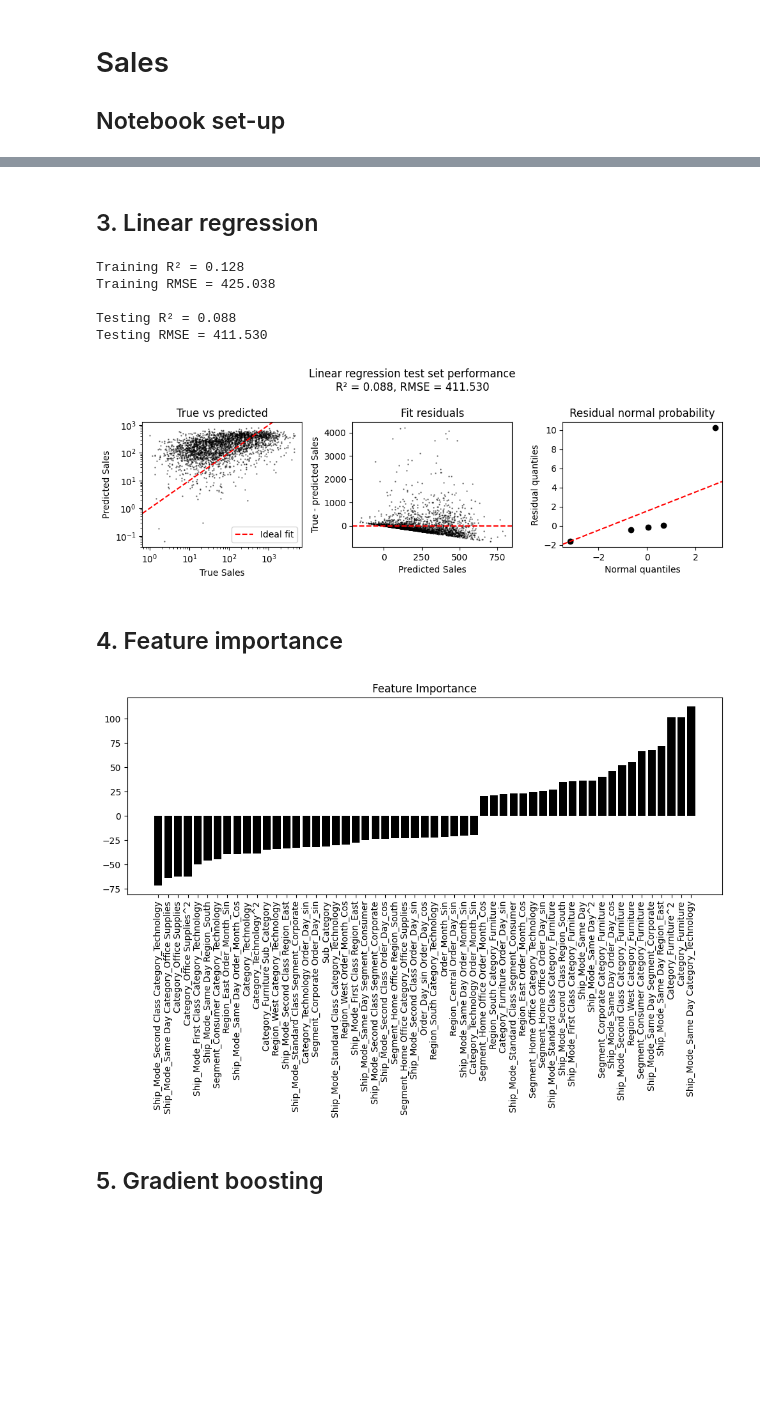
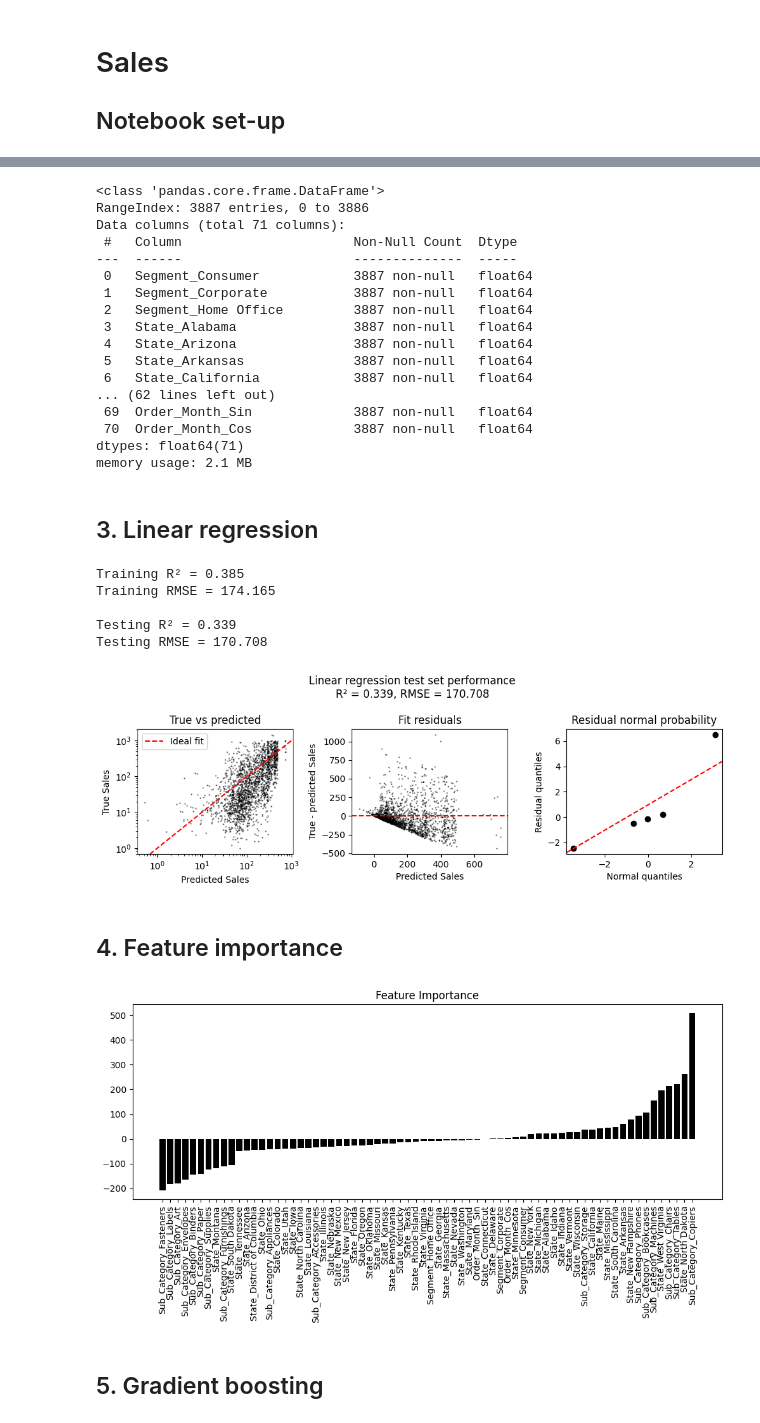
Before and after one commit to 4GeeksAcademy/gperdrizet-holmes-final-project, a Jupyter notebook: notebooks/02-sales.ipynb, the cells around one changed output, grey strips where cells are left out. Drawn from its saved outputs; the diff is of its cells as text; code cells hidden in the pictures; blank space fills up the shorter version.

```diff
--- a/notebooks/02-sales.ipynb
+++ b/notebooks/02-sales.ipynb
@@ -60,0 +82,4 @@ training_df.describe()
+# %%
+train_df = train_monthly_total_df.groupby(['Segment', 'State', 'Sub_Category', 'Order_Month'])['Sales'].mean().reset_index()
+test_df = test_monthly_total_df.groupby(['Segment', 'State', 'Sub_Category', 'Order_Month'])['Sales'].mean().reset_index()
+train_df.head()
@@ -61,39 +155,72 @@ training_df.describe()
+# %%
+month_sin_transformer = funcs.sin_transform(period=12)
+month_cos_transformer = funcs.cos_transform(period=12)
+
+train_df['Order_Month_Sin'] = month_sin_transformer.fit_transform(train_df['Order_Month'])
+test_df['Order_Month_Sin'] = month_sin_transformer.transform(test_df['Order_Month'])
+
+train_df['Order_Month_Cos'] = month_cos_transformer.fit_transform(train_df['Order_Month'])
+test_df['Order_Month_Cos'] = month_cos_transformer.transform(test_df['Order_Month'])
+# %%
+train_df.drop(['Order_Month'], axis=1, inplace=True)
+test_df.drop(['Order_Month'], axis=1, inplace=True)
+
+train_df.info()
+# %% [output]
+<class 'pandas.core.frame.DataFrame'>
+RangeIndex: 3887 entries, 0 to 3886
+Data columns (total 71 columns):
+ #   Column                      Non-Null Count  Dtype
+---  ------                      --------------  -----
+ 0   Segment_Consumer            3887 non-null   float64
+ 1   Segment_Corporate           3887 non-null   float64
+ 2   Segment_Home Office         3887 non-null   float64
+ 3   State_Alabama               3887 non-null   float64
+ 4   State_Arizona               3887 non-null   float64
+ 5   State_Arkansas              3887 non-null   float64
+ 6   State_California            3887 non-null   float64
+... (62 lines left out)
+ 69  Order_Month_Sin             3887 non-null   float64
+ 70  Order_Month_Cos             3887 non-null   float64
+dtypes: float64(71)
+memory usage: 2.1 MB
 # %% [markdown]
 ## 3. Linear regression
 # %%
 linear_model = funcs.train_evaluate_model(
     model=LinearRegression(),
-    train_df=training_df,
-    test_df=testing_df,
-    label='Sales',
-    plot_title='Linear regression test set performance'
+    train_df=train_df,
+    test_df=test_df,
+    label=label,
+    plot_title='Linear regression test set performance',
+    log_axes=True
 )
 # %% [output]
-Training R² = 0.128
-Training RMSE = 425.038
+Training R² = 0.385
+Training RMSE = 174.165
 
-Testing R² = 0.088
-Testing RMSE = 411.530
+Testing R² = 0.339
+Testing RMSE = 170.708
-[figure, old version]
+[figure, new version]
 # %% [markdown]
 ## 4. Feature importance
 # %%
 importance = pd.DataFrame({
-    'Feature': training_df.drop('Sales', axis=1).columns,
+    'Feature': train_df.drop(label, axis=1).columns,
     'Importance': linear_model.coef_
 })
 
-importance = importance[(importance['Importance'] > 20) | (importance['Importance'] < -20)]
+importance = importance[(importance['Importance'] > 0.1) | (importance['Importance'] < -0.1)]
 
 importance.sort_values(by='Importance', inplace=True)
 
 fig, ax = plt.subplots(1,1, figsize=(12,4))
 
 ax.set_title('Feature Importance')
 ax.bar(importance['Feature'], importance['Importance'], color='black')
 ax.tick_params('x', labelrotation=90)
 # %% [output]
-[figure, old version]
+[figure, new version]
 # %% [markdown]
 ## 5. Gradient boosting
 # %%
```
Also changed, not shown: parts of 24 cells of this notebook, 1 other file.
